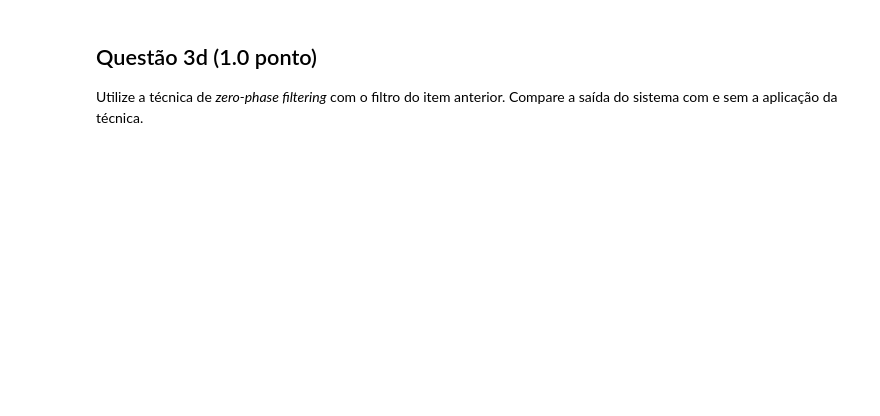
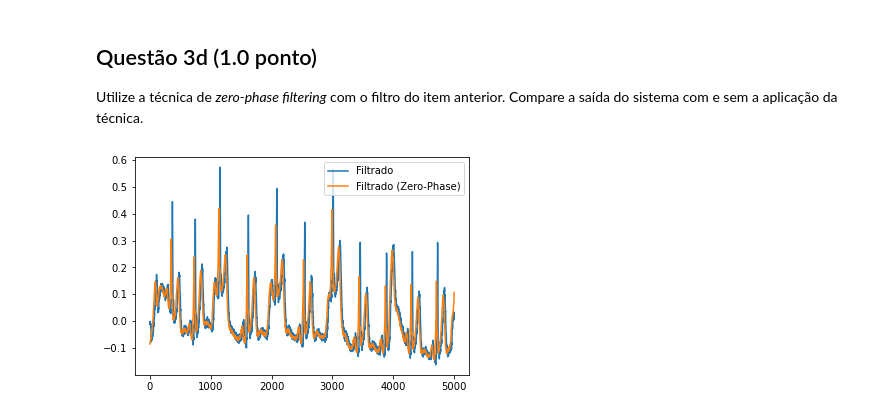
Before and after one commit to yantavares/sstd, a Jupyter notebook: Projeto_4/projeto4.ipynb, the cells around one changed output. Saved outputs shown, nothing was run; the diff lists cells and outputs as text; code cells hidden in the pictures; blank space fills up the shorter version.

```diff
--- a/Projeto_4/projeto4.ipynb
+++ b/Projeto_4/projeto4.ipynb
@@ -302,3 +344,14 @@ Aplique o filtro com $N = 41$ no sinal do arquivo "noisy\_ecg\_data\_3.mat". Com
 ## Questão 3d (1.0  ponto)
 
 Utilize a técnica de *zero-phase filtering* com o filtro do item anterior. Compare a saída do sistema com e sem a aplicação da técnica.
+# %%
+
+filtered_ecg_zero_phase = scipy.signal.filtfilt(h, [1.0], ecg_data)
+
+plt.figure()
+plt.plot(filtered_ecg, label='Filtrado')
+plt.plot(filtered_ecg_zero_phase, label='Filtrado (Zero-Phase)')
+plt.legend()
+plt.show()
+# %% [output]
+[figure, added]
```
Also changed, not shown: parts of 5 cells of this notebook.
